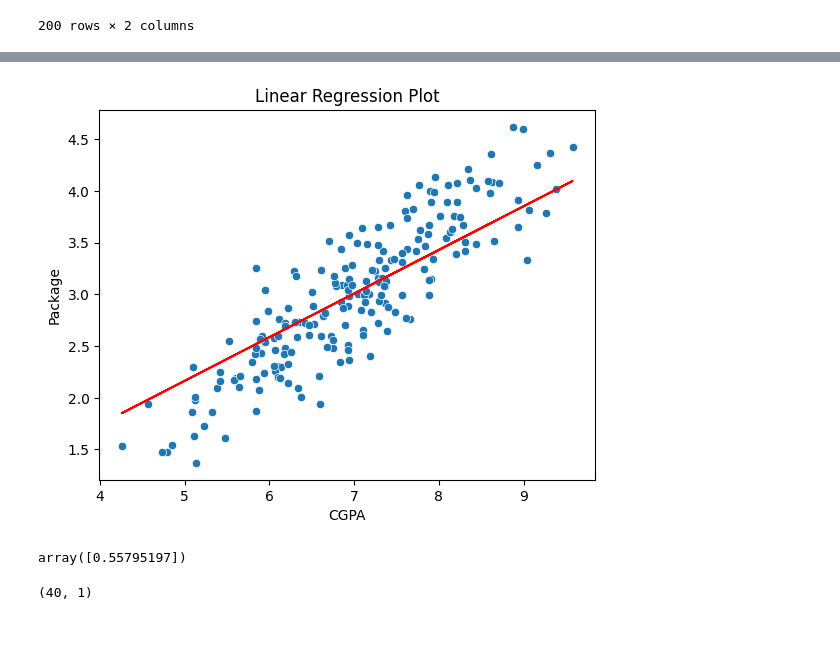
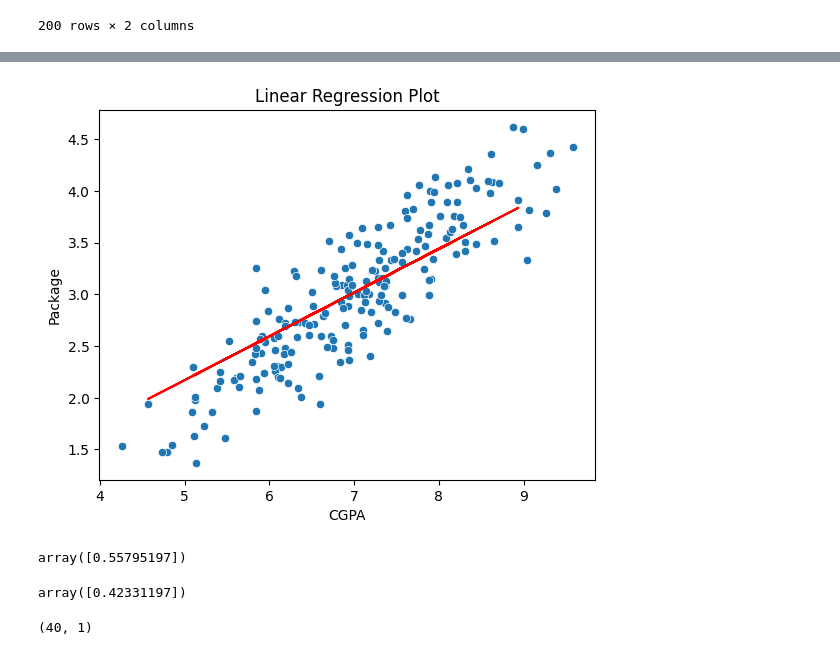
Before and after one commit to Abhasjaiswal/Machine-Learning, a Jupyter notebook: Linear-Regression/Dataset/PlacementPred.ipynb, the cells around one changed output, grey strips where cells are left out. Drawn from its saved outputs; the diff is of its cells as text; code cells hidden in the pictures.

```diff
--- a/Linear-Regression/Dataset/PlacementPred.ipynb
+++ b/Linear-Regression/Dataset/PlacementPred.ipynb
@@ -135,7 +139,7 @@ R^2 Score: 0.71
 # %%
 from sklearn.linear_model import SGDRegressor
 # %%
-sgd_regressor = SGDRegressor(max_iter=1000, eta0=0.001, random_state=2)
+sgd_regressor = SGDRegressor(max_iter=1000, eta0=0.001,alpha=0, random_state=2)
 sgd_regressor.fit(X_train, y_train)
 y_pred = sgd_regressor.predict(X_test)
 MSE = mean_squared_error(y_test, y_pred)
@@ -182,16 +186,20 @@ plt.show()
 # %%
 sns.scatterplot(df,x='cgpa',y='package')
-plt.plot(X_train,sgd_regressor.predict(X_train),color='red')
+plt.plot(X_test,sgd_regressor.predict(X_test),color='red')
 plt.title('Linear Regression Plot')
 plt.xlabel('CGPA')
 plt.ylabel('Package')
 plt.show()
 # %% [output]
-[figure, old version]
+[figure, new version]
 # %%
 model.coef_
 # %% [output]
 array([0.55795197])
+# %%
+sgd_regressor.coef_
+# %% [output]
+array([0.42331197])
 # %%
 X_test.shape
 # %% [output]
```
Also changed, not shown: parts of 4 cells of this notebook, 3 other files.
